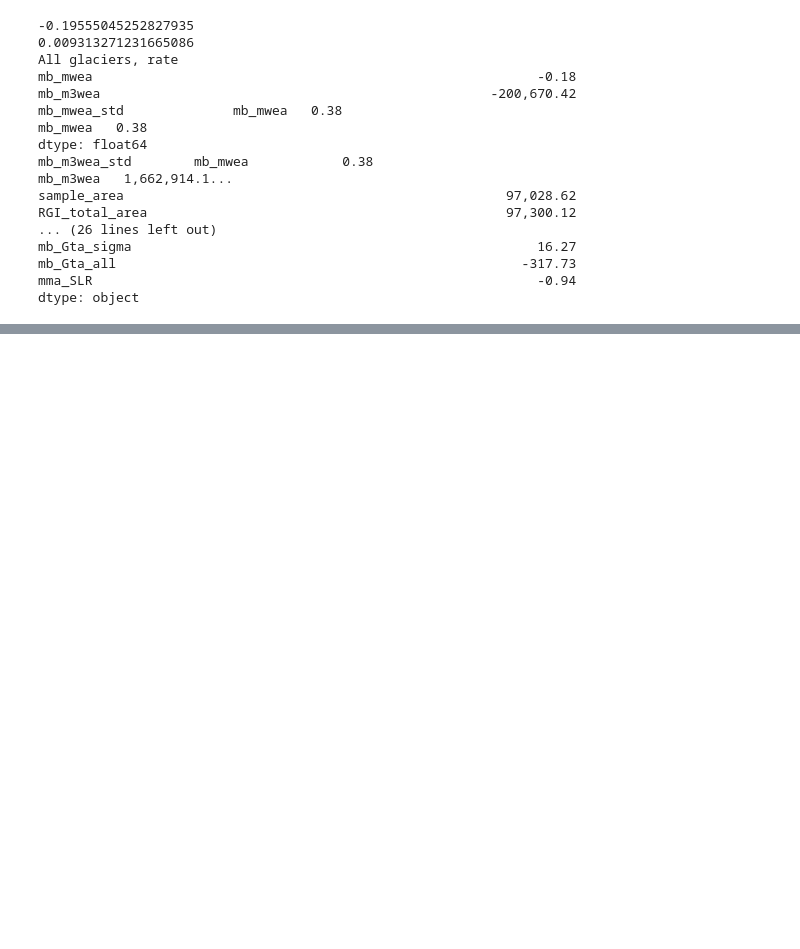
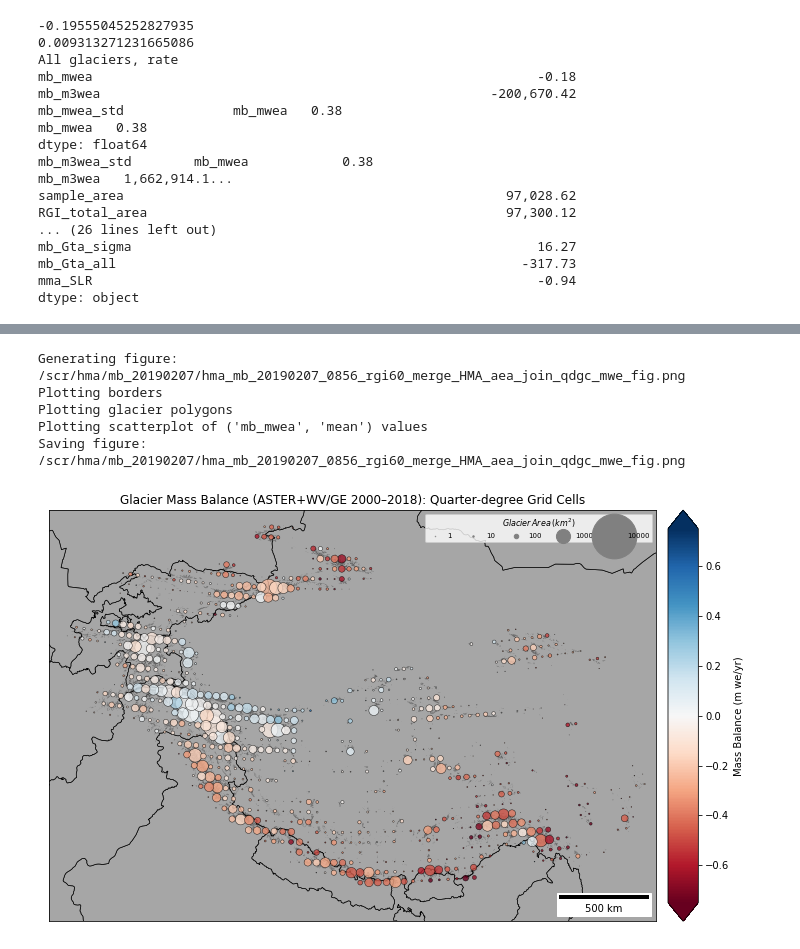
Before and after one commit to dshean/gmbtools, a Jupyter notebook: gmbtools/mb_plot_gpd.ipynb, the cells around one changed output, grey strips where cells are left out. Saved outputs shown, nothing was run; the diff lists cells and outputs as text; code cells hidden in the pictures; blank space fills up the shorter version.

```diff
--- a/gmbtools/mb_plot_gpd.ipynb
+++ b/gmbtools/mb_plot_gpd.ipynb
@@ -881,0 +863,16 @@ Saving figure: /scr/hma/mb_20190207/hma_mb_20190207_0856_rgi60_merge_HMA_aea_joi
+# %%
+if map_plots and qdgc_shp_fn is not None:
+    qdgc_fig_fn = os.path.splitext(glac_shp_join_fn)[0]+'_qdgc_mwe_fig.png'
+    print("Generating figure: %s" % qdgc_fig_fn)
+    #To plot grid cells, pass agg_df=qdgc_df
+    title = suptitle + ": Quarter-degree Grid Cells"
+    qdgc_fig = make_map(col=('mb_mwea', 'mean'), mb_dissolve_df=glac_df_mb_qdgc, glac_df_mb=glac_df_mb, agg_df=None, border_df=border_df, clim=mb_clim, crs=crs, extent=extent, labels=None, title=title)
+    print("Saving figure: %s" % qdgc_fig_fn)
+    qdgc_fig.savefig(qdgc_fig_fn, dpi=300, bbox_inches='tight', pad_inches=0)
+# %% [output]
+Generating figure: /scr/hma/mb_20190207/hma_mb_20190207_0856_rgi60_merge_HMA_aea_join_qdgc_mwe_fig.png
+Plotting borders
+Plotting glacier polygons
+Plotting scatterplot of ('mb_mwea', 'mean') values
+Saving figure: /scr/hma/mb_20190207/hma_mb_20190207_0856_rgi60_merge_HMA_aea_join_qdgc_mwe_fig.png
+[figure, added]
```
Also changed, not shown: parts of 14 cells of this notebook.
